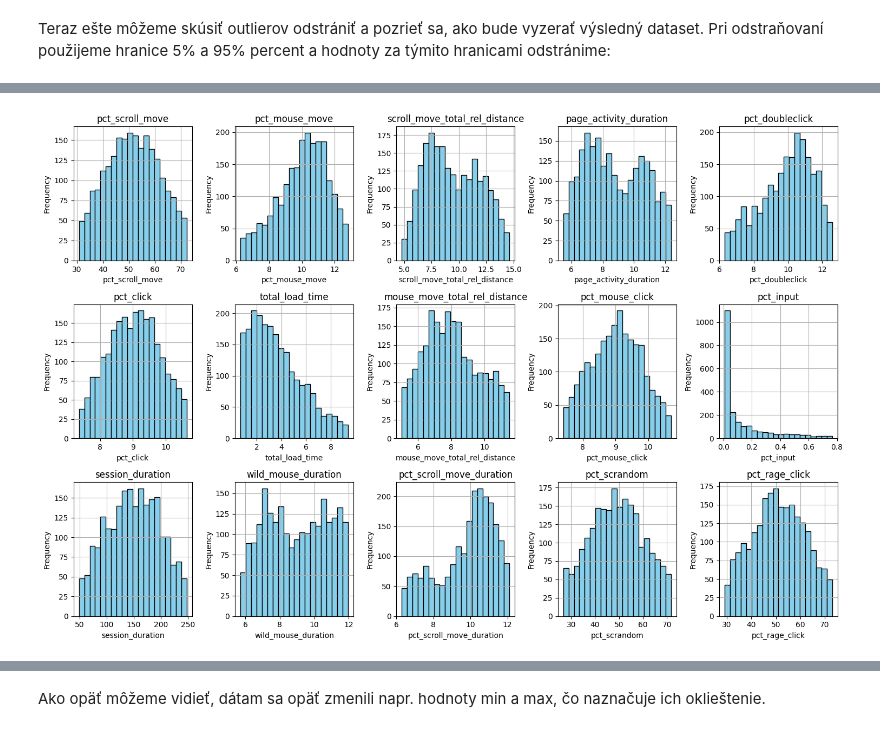
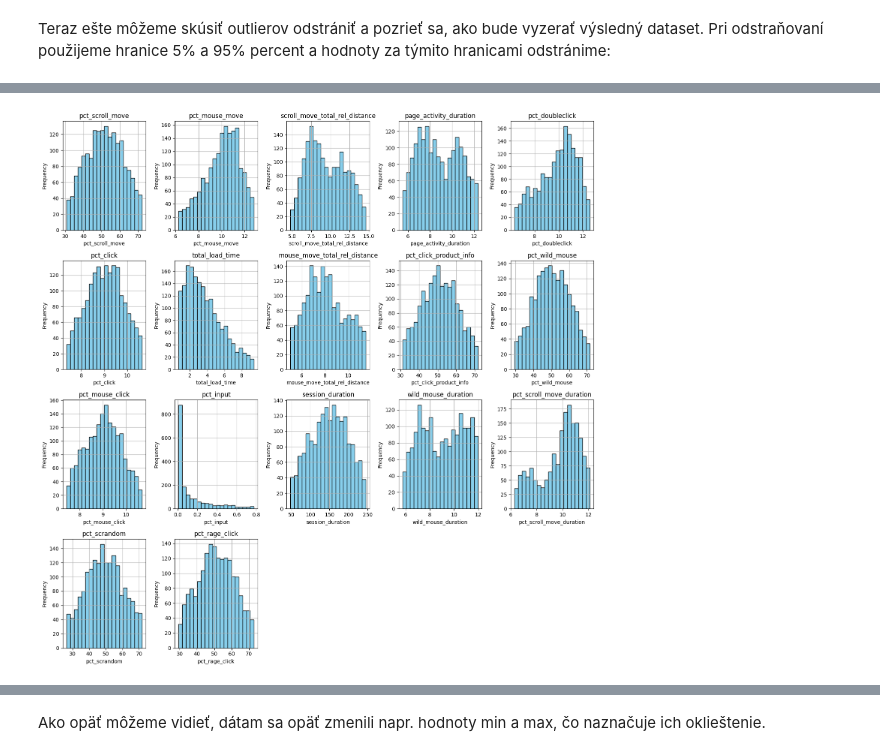
Before and after one commit to JakubGruber90/IAU_project, a Jupyter notebook: phase-2.ipynb, the cells around one changed output, grey strips where cells are left out. Saved outputs shown, nothing was run; the diff lists cells and outputs as text; code cells hidden in the pictures.

```diff
--- a/phase-2.ipynb
+++ b/phase-2.ipynb
@@ -236,5 +245,5 @@ sessions_test = sessions_test.drop(["browser_name"], axis=1)
 # %%
-columns = ["pct_scroll_move", "pct_mouse_move", "scroll_move_total_rel_distance", "page_activity_duration", "pct_doubleclick", "pct_click", "total_load_time", "mouse_move_total_rel_distance", "pct_mouse_click", "pct_input", "session_duration", "wild_mouse_duration", "pct_scroll_move_duration", "pct_scrandom", "pct_rage_click"]
+columns = ["pct_scroll_move", "pct_mouse_move", "scroll_move_total_rel_distance", "page_activity_duration", "pct_doubleclick", "pct_click", "total_load_time", "mouse_move_total_rel_distance", "pct_click_product_info", "pct_wild_mouse", "pct_mouse_click", "pct_input", "session_duration", "wild_mouse_duration", "pct_scroll_move_duration", "pct_scrandom", "pct_rage_click"]
 
 for i, column in enumerate(columns):
  n_miss = sessions_test[column].isnull().sum()
@@ -470,10 +483,11 @@ Aj pri datasete sessions môžeme zvážiť vymazanie záznamov s NaN hodnotami
 Najviac podstatných číselných údajov sa nachádza v rámci datasetu sessions. Najprv si prejdeme jednotlive stĺpce a nahradíme vychýlené údaje hraničnými hodnotami rozdelenia - zvolili sme <b>1%</b> a pre dolné ohraničenie a <b>99%</b> pre horné, lebo pri 5% a 95% percentách dochádzalo k veľkej koncentráci hodnôt na hraniciach.
 Pre vizualizáciu porovnáme histoploty pred a po čistení.
 # %%
-num_rows = 3
-num_cols = 5
+num_columns = len(columns)
+num_rows = int(np.ceil(num_columns / 5))
+num_cols = min(5, num_columns)
 
-fig, axs = plt.subplots(num_rows, num_cols, figsize=(15, 10))
+fig, axs = plt.subplots(num_rows, num_cols, figsize=(15, 15))
 axs = axs.flatten()
 
 for i, column_name in enumerate(columns):
@@ -483,6 +497,9 @@ for i, column_name in enumerate(columns):
     axs[i].set_ylabel('Frequency')
     axs[i].grid(True)
 
+for i in range(num_columns, len(axs)):
+    fig.delaxes(axs[i])
+
 plt.tight_layout()
 plt.show()
 # %% [output]
@@ -506,10 +523,11 @@ for column in columns:
 
     sessions[column] = sessions[column].apply(lambda x: lower if (x < lower) else higher if (x > higher) else x)
 # %%
-num_rows = 3
-num_cols = 5
+num_columns = len(columns)
+num_rows = int(np.ceil(num_columns / 5))
+num_cols = min(5, num_columns)
 
-fig, axs = plt.subplots(num_rows, num_cols, figsize=(15, 10))
+fig, axs = plt.subplots(num_rows, num_cols, figsize=(15, 15))
 axs = axs.flatten()
 
 for i, column_name in enumerate(columns):
@@ -519,6 +537,9 @@ for i, column_name in enumerate(columns):
     axs[i].set_ylabel('Frequency')
     axs[i].grid(True)
 
+for i in range(num_columns, len(axs)):
+    fig.delaxes(axs[i])
+
 plt.tight_layout()
 plt.show()
 # %% [output]
@@ -560,23 +581,27 @@ for column in columns:
 
     session_test_out_drop = session_test_out_drop[(session_test_out_drop[column] >= lower) & (session_test_out_drop[column] <= higher)]
 # %%
-num_rows = 3
-num_cols = 5
+num_columns = len(columns)
+num_rows = int(np.ceil(num_columns / 5))
+num_cols = min(5, num_columns)
 
-fig, axs = plt.subplots(num_rows, num_cols, figsize=(15, 10))
+fig, axs = plt.subplots(num_rows, num_cols, figsize=(15, 15))
 axs = axs.flatten()
 
 for i, column_name in enumerate(columns):
     axs[i].hist(session_test_out_drop[column_name], bins=20, color='skyblue', edgecolor='black')
     axs[i].set_title(column_name)
     axs[i].set_xlabel(column_name)
     axs[i].set_ylabel('Frequency')
     axs[i].grid(True)
 
+for i in range(num_columns, len(axs)):
+    fig.delaxes(axs[i])
+
 plt.tight_layout()
 plt.show()
 # %% [output]
-[figure, old version]
+[figure, new version]
 # %%
 session_test_out_drop.describe()
 # %% [output]
```
Also changed, not shown: parts of 36 cells of this notebook.
